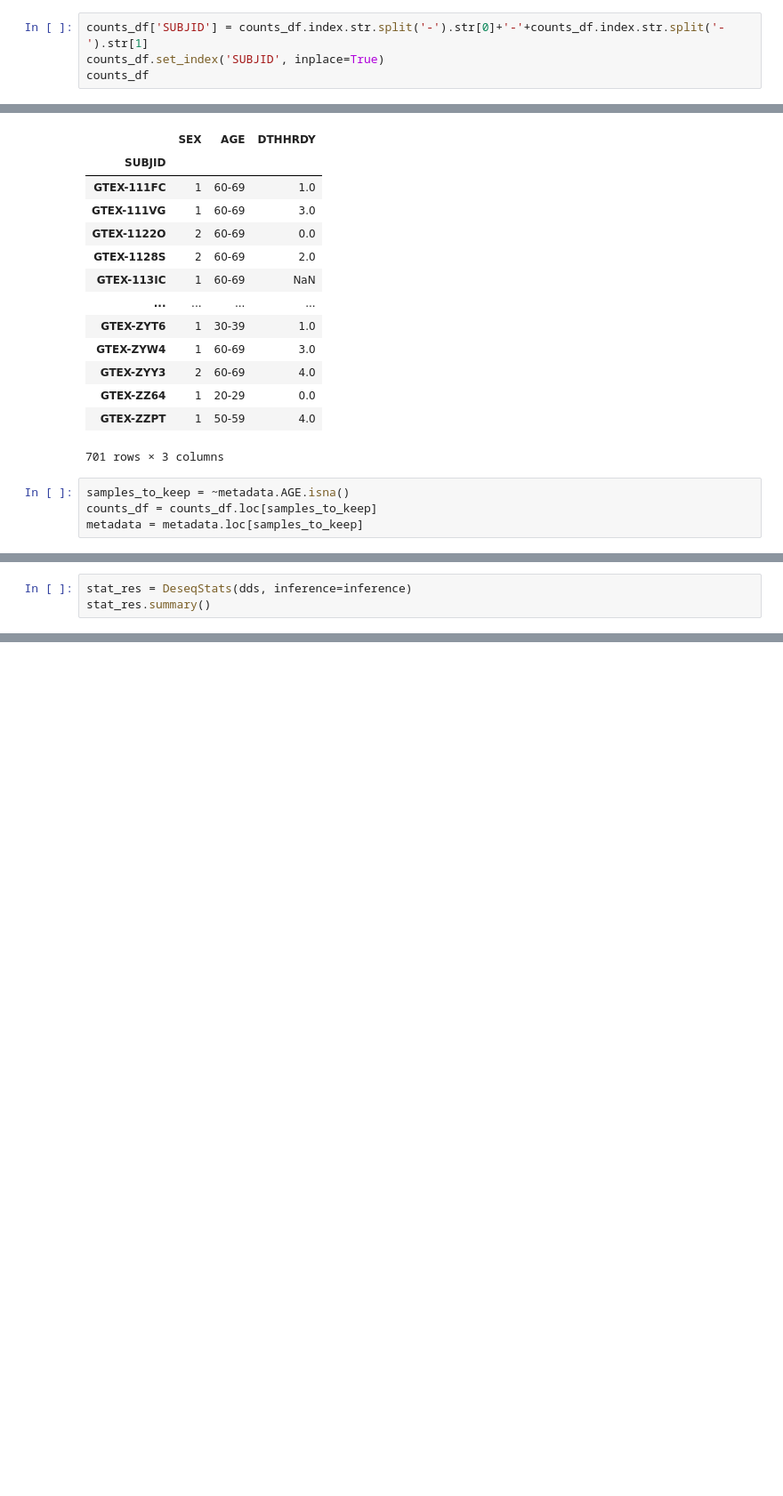
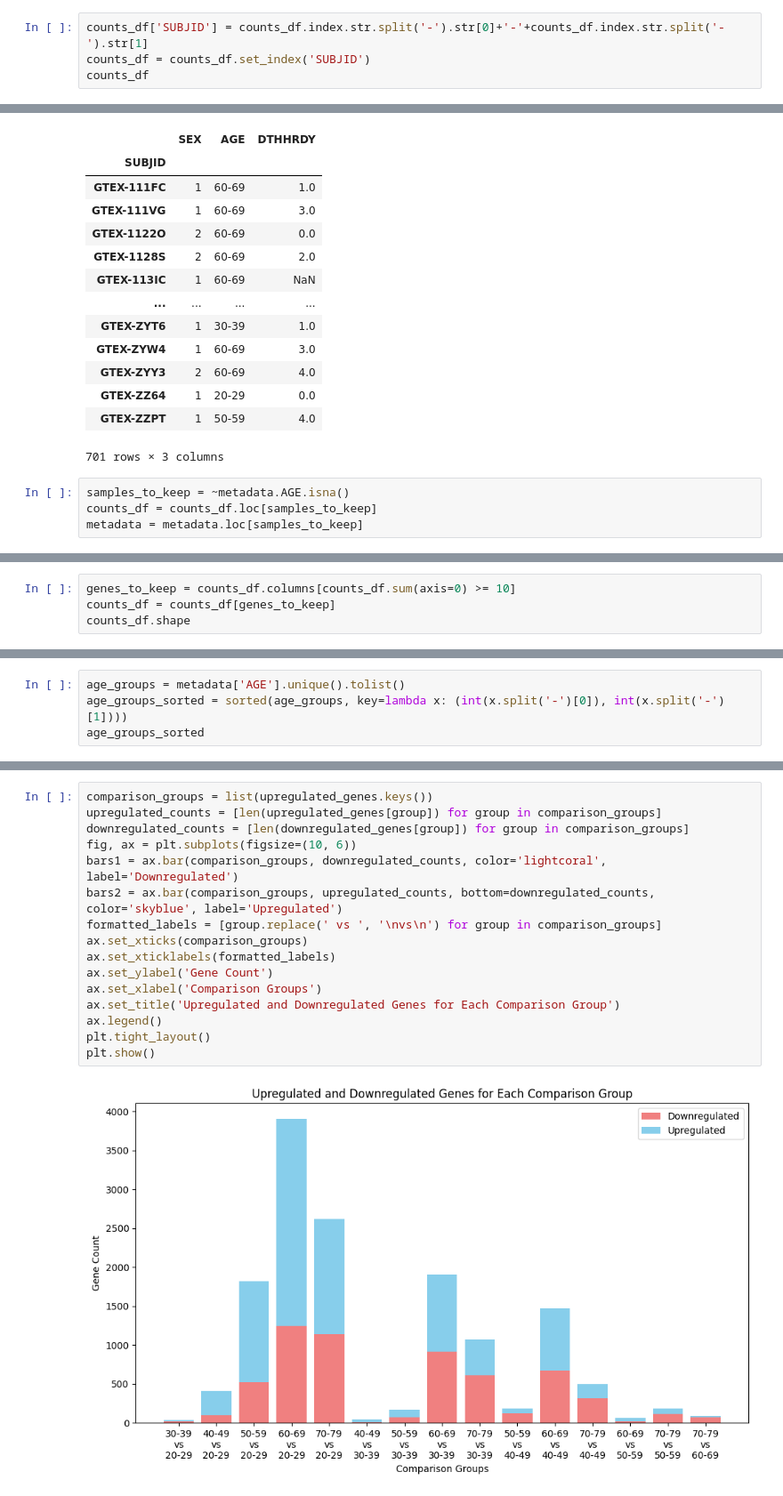
Before and after one commit to MubasshiraMusarrat/Orange, a Jupyter notebook: Gtex DEG Code/deg.ipynb, the cells around one changed output, grey strips where cells are left out. Shown at 89% size. Cells and saved outputs as stored; diff of their text form; blank space fills up the shorter version.

```diff
--- a/Gtex DEG Code/deg.ipynb
+++ b/Gtex DEG Code/deg.ipynb
@@ -27,7 +28,7 @@ counts_df
 701 rows × 56200 columns
 # %%
 counts_df['SUBJID'] = counts_df.index.str.split('-').str[0]+'-'+counts_df.index.str.split('-').str[1]
-counts_df.set_index('SUBJID', inplace=True)
+counts_df = counts_df.set_index('SUBJID')
 counts_df
 # %% [output]
 | Name | ENSG00000223972.5 | ENSG00000227232.5 | ENSG00000278267.1 | ENSG00000243485.5 | ENSG00000237613.2 | ... |
@@ -124,3 +87,0 @@ dds.varm["LFC"].to_csv('LFC.csv')
-# %%
-stat_res = DeseqStats(dds, inference=inference)
-stat_res.summary()
@@ -173,0 +88,4 @@ stat_res.plot_MA(s=20)
+# %%
+genes_to_keep = counts_df.columns[counts_df.sum(axis=0) >= 10]
+counts_df = counts_df[genes_to_keep]
+counts_df.shape
@@ -173,0 +94,4 @@ stat_res.plot_MA(s=20)
+# %%
+age_groups = metadata['AGE'].unique().tolist()
+age_groups_sorted = sorted(age_groups, key=lambda x: (int(x.split('-')[0]), int(x.split('-')[1])))
+age_groups_sorted
@@ -173,0 +281,18 @@ stat_res.plot_MA(s=20)
+# %%
+comparison_groups = list(upregulated_genes.keys())
+upregulated_counts = [len(upregulated_genes[group]) for group in comparison_groups]
+downregulated_counts = [len(downregulated_genes[group]) for group in comparison_groups]
+fig, ax = plt.subplots(figsize=(10, 6))
+bars1 = ax.bar(comparison_groups, downregulated_counts, color='lightcoral', label='Downregulated')
+bars2 = ax.bar(comparison_groups, upregulated_counts, bottom=downregulated_counts, color='skyblue', label='Upregulated')
+formatted_labels = [group.replace(' vs ', '\nvs\n') for group in comparison_groups]
+ax.set_xticks(comparison_groups)
+ax.set_xticklabels(formatted_labels)
+ax.set_ylabel('Gene Count')
+ax.set_xlabel('Comparison Groups')
+ax.set_title('Upregulated and Downregulated Genes for Each Comparison Group')
+ax.legend()
+plt.tight_layout()
+plt.show()
+# %% [output]
+[figure, added]
```
Also changed, not shown: parts of 13 cells of this notebook, 8 other files.
